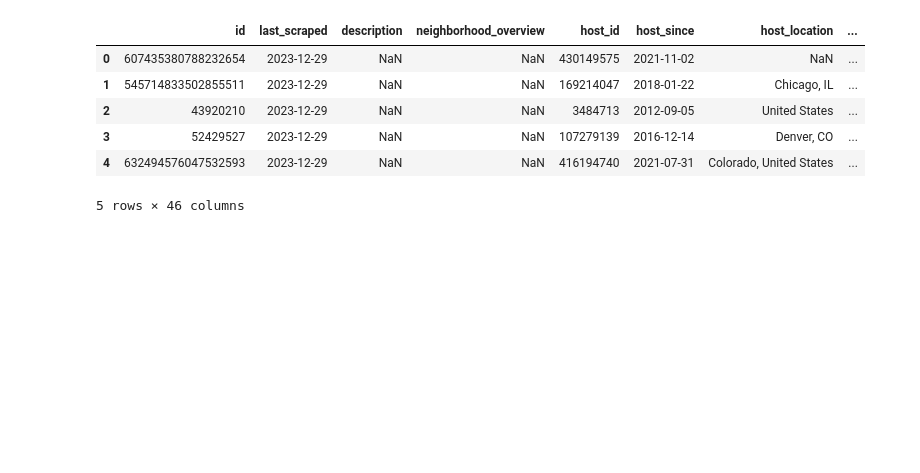
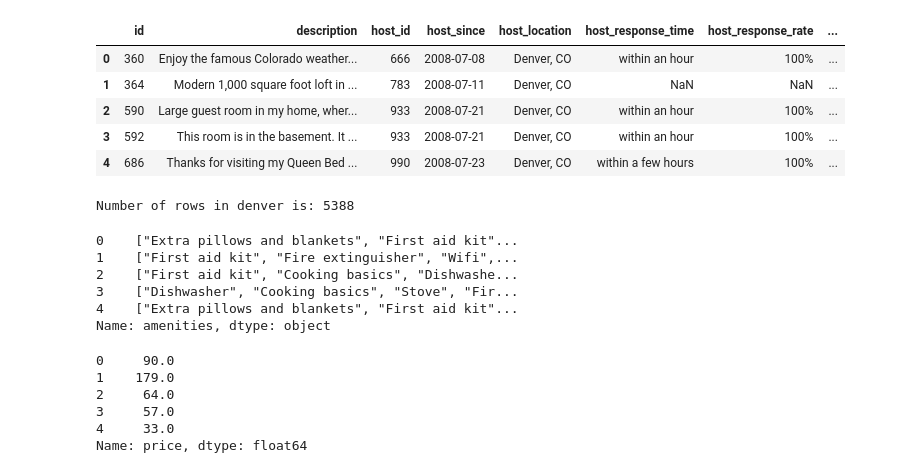
Before and after one commit to mmccanse/L3, a Jupyter notebook: data_prep_mm.ipynb, the cells around one changed output. Saved outputs shown, nothing was run; the diff lists cells and outputs as text; code cells hidden in the pictures; blank space fills up the shorter version.

Commit message:
data prep

```diff
--- a/data_prep_mm.ipynb
+++ b/data_prep_mm.ipynb
@@ -4,9 +4,13 @@
 import pandas as pd
 import numpy as np
 import matplotlib.pyplot as plt
+# %%
+# Increase number of rows/columns that will be visible
+pd.set_option('display.max_columns', 45)
+pd.set_option('display.max_rows', 45)
 # %%
 # Read in data set
-denver_full = pd.read_csv('denver_listings.csv')
+denver_full = pd.read_csv('denver_09.23_listings.csv')
 
 # Add a 'city' column
 denver_full['city'] = 'Denver'
@@ -24,22 +28,50 @@ denver_full.head()
 # %%
 # Columns to remove
 
-list_columns_to_remove = ["listing_url", "scrape_id", "source", "name", "picture_url", "host_url", "host_name", "host_about", "host_thumbnail_url",
-                          "host_picture_url", "host_neighbourhood", "host_verifications", "neighbourhood", "neighbourhood_group_cleansed",
+list_columns_to_remove = ["listing_url", "scrape_id", "last_scraped", "source", "name","neighborhood_overview", "picture_url", "host_url", "host_name", "host_about", "host_thumbnail_url",
+                          "host_picture_url", "host_neighbourhood", "host_verifications", "neighbourhood", "neighbourhood_group_cleansed", "bathrooms",
                           "minimum_nights", "maximum_nights",  "maximum_minimum_nights", "minimum_minimum_nights", "minimum_maximum_nights",
                           "maximum_maximum_nights", "minimum_nights_avg_ntm", "maximum_nights_avg_ntm", "calendar_updated", "calendar_last_scraped",
                           "first_review", "last_review", "license", "calculated_host_listings_count_entire_homes", "calculated_host_listings_count_private_rooms",
                           "calculated_host_listings_count_shared_rooms"]
 
 # Subset dropped columns
 
 denver = denver_full.drop(columns=list_columns_to_remove)
 denver.head()
 # %% [output]
-|  | id | last_scraped | description | neighborhood_overview | host_id | host_since | host_location | ... |
-| 0 | 607435380788232654 | 2023-12-29 | NaN | NaN | 430149575 | 2021-11-02 | NaN | ... |
-| 1 | 545714833502855511 | 2023-12-29 | NaN | NaN | 169214047 | 2018-01-22 | Chicago, IL | ... |
-| 2 | 43920210 | 2023-12-29 | NaN | NaN | 3484713 | 2012-09-05 | United States | ... |
-| 3 | 52429527 | 2023-12-29 | NaN | NaN | 107279139 | 2016-12-14 | Denver, CO | ... |
-| 4 | 632494576047532593 | 2023-12-29 | NaN | NaN | 416194740 | 2021-07-31 | Colorado, United States | ... |
+|  | id | description | host_id | host_since | host_location | host_response_time | host_response_rate | ... |
+| 0 | 360 | Enjoy the famous Colorado weather... | 666 | 2008-07-08 | Denver, CO | within an hour | 100% | ... |
+| 1 | 364 | Modern 1,000 square foot loft in ... | 783 | 2008-07-11 | Denver, CO | NaN | NaN | ... |
+| 2 | 590 | Large guest room in my home, wher... | 933 | 2008-07-21 | Denver, CO | within an hour | 100% | ... |
+| 3 | 592 | This room is in the basement. It ... | 933 | 2008-07-21 | Denver, CO | within an hour | 100% | ... |
+| 4 | 686 | Thanks for visiting my Queen Bed ... | 990 | 2008-07-23 | Denver, CO | within a few hours | 100% | ... |
-5 rows × 46 columns
+# %%
+# row count
+num_rows = len(denver)
+print(f"Number of rows in denver is: {num_rows}")
+# %% [output]
+Number of rows in denver is: 5388
+# %%
+# check that amenities column has data. Initially started with data scraped at 12.23, but it did not include amenities
+# data, so reverted to 09.23 dataset.
+denver['amenities'].head()
+# %% [output]
+0    ["Extra pillows and blankets", "First aid kit"...
+1    ["First aid kit", "Fire extinguisher", "Wifi",...
+2    ["First aid kit", "Cooking basics", "Dishwashe...
+3    ["Dishwasher", "Cooking basics", "Stove", "Fir...
+4    ["Extra pillows and blankets", "First aid kit"...
+Name: amenities, dtype: object
+# %%
+# remove $ and commas in price column
+denver['price'] = denver['price'].replace('[\$,]', '', regex=True).astype(float)
+
+denver['price'].head()
+# %% [output]
+0     90.0
+1    179.0
+2     64.0
+3     57.0
+4     33.0
+Name: price, dtype: float64
```
Also changed, not shown: parts of 3 cells of this notebook.
